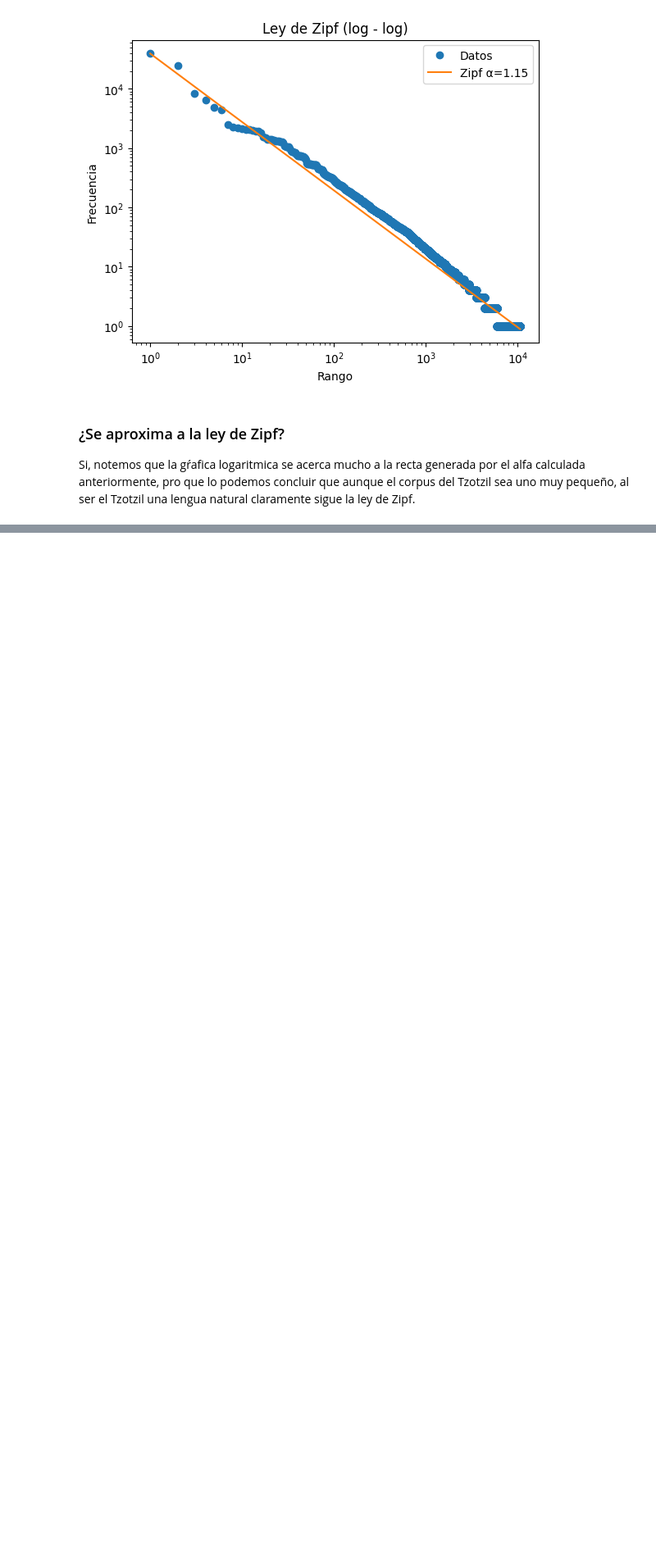
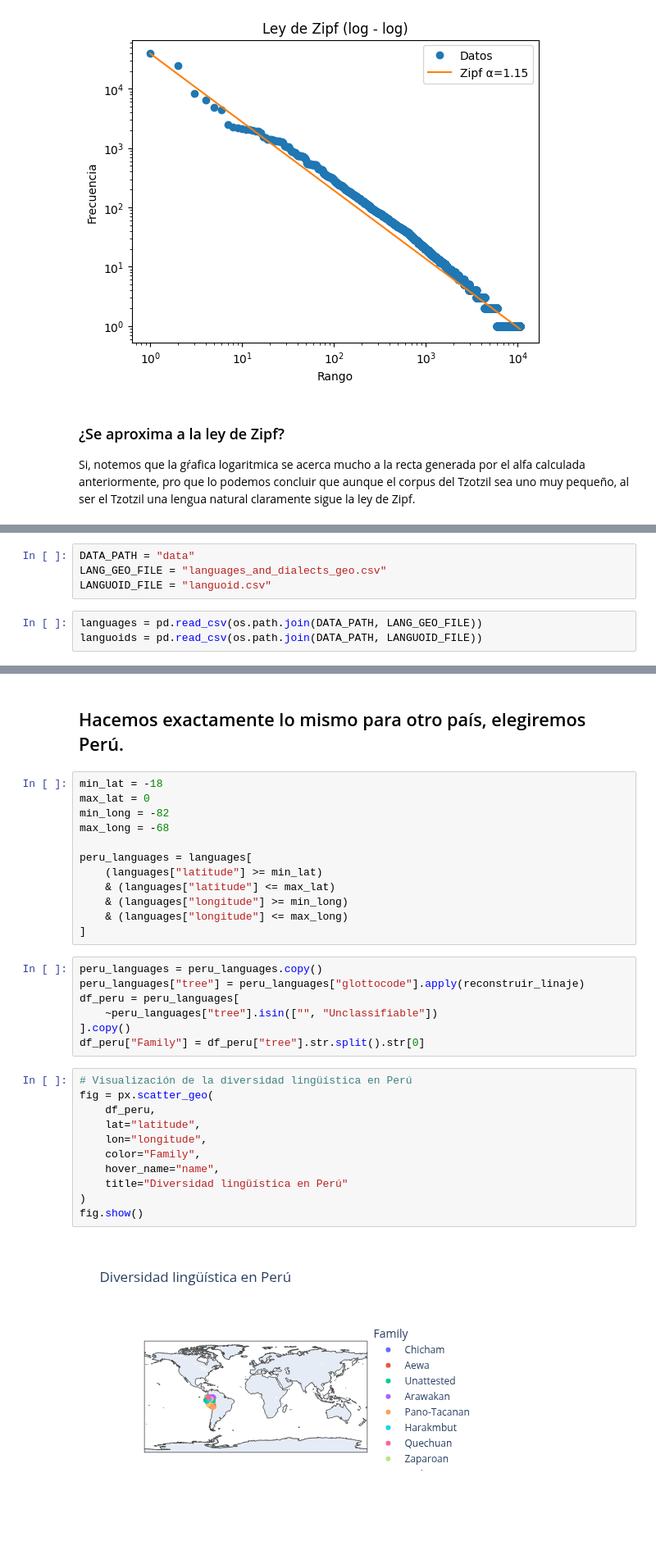
Before and after one commit to Luisin-mdz/cl-2026-2-lab, a Jupyter notebook: practicas/Luisin-mdz/P2/P2.ipynb, the cells around one changed output, grey strips where cells are left out. Shown at 82% size. Cells and saved outputs as stored; diff of their text form; blank space fills up the shorter version.

```diff
--- a/practicas/Luisin-mdz/P2/P2.ipynb
+++ b/practicas/Luisin-mdz/P2/P2.ipynb
@@ -219,0 +222,7 @@ Si, notemos que la gŕafica logaritmica se acerca mucho a la recta generada por
+# %%
+DATA_PATH = "data"
+LANG_GEO_FILE = "languages_and_dialects_geo.csv"
+LANGUOID_FILE = "languoid.csv"
+# %%
+languages = pd.read_csv(os.path.join(DATA_PATH, LANG_GEO_FILE))
+languoids = pd.read_csv(os.path.join(DATA_PATH, LANGUOID_FILE))
@@ -219,0 +317,34 @@ Si, notemos que la gŕafica logaritmica se acerca mucho a la recta generada por
+# %% [markdown]
+## Hacemos exactamente lo mismo para otro país, elegiremos Perú.
+# %%
+min_lat = -18
+max_lat = 0
+min_long = -82
+max_long = -68
+
+peru_languages = languages[
+    (languages["latitude"] >= min_lat)
+    & (languages["latitude"] <= max_lat)
+    & (languages["longitude"] >= min_long)
+    & (languages["longitude"] <= max_long)
+]
+# %%
+peru_languages = peru_languages.copy()
+peru_languages["tree"] = peru_languages["glottocode"].apply(reconstruir_linaje)
+df_peru = peru_languages[
+    ~peru_languages["tree"].isin(["", "Unclassifiable"])
+].copy()
+df_peru["Family"] = df_peru["tree"].str.split().str[0]
+# %%
+# Visualización de la diversidad lingüística en Perú
+fig = px.scatter_geo(
+    df_peru,
+    lat="latitude",
+    lon="longitude",
+    color="Family",
+    hover_name="name",
+    title="Diversidad lingüística en Perú"
+)
+fig.show()
+# %% [output]
+[figure, added]
```
Also changed, not shown: parts of 25 cells of this notebook, 3 other files.
